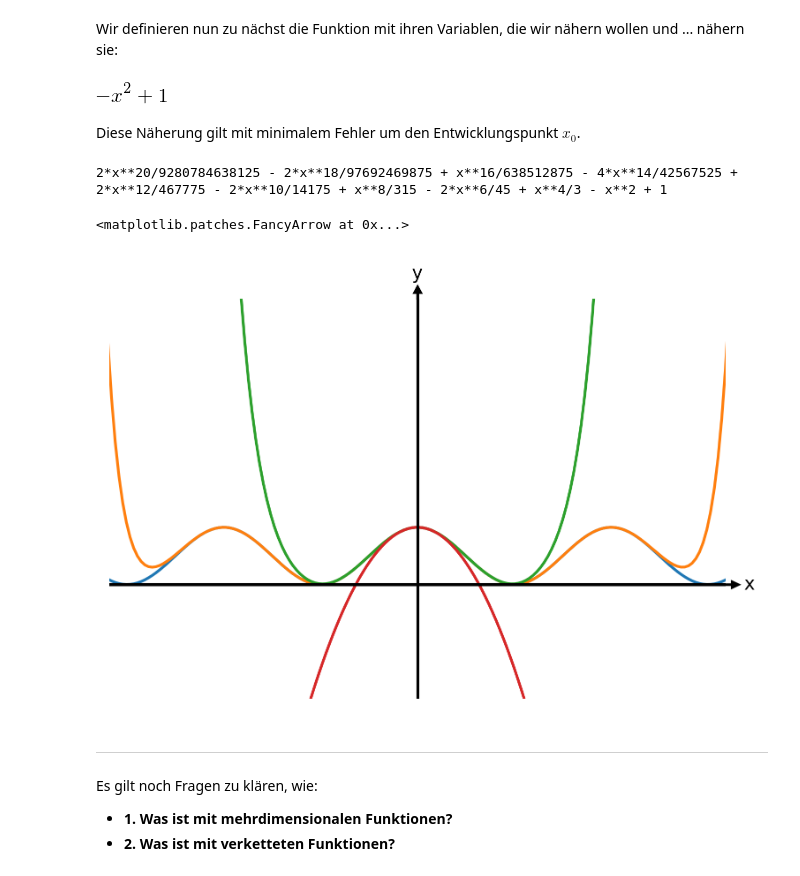
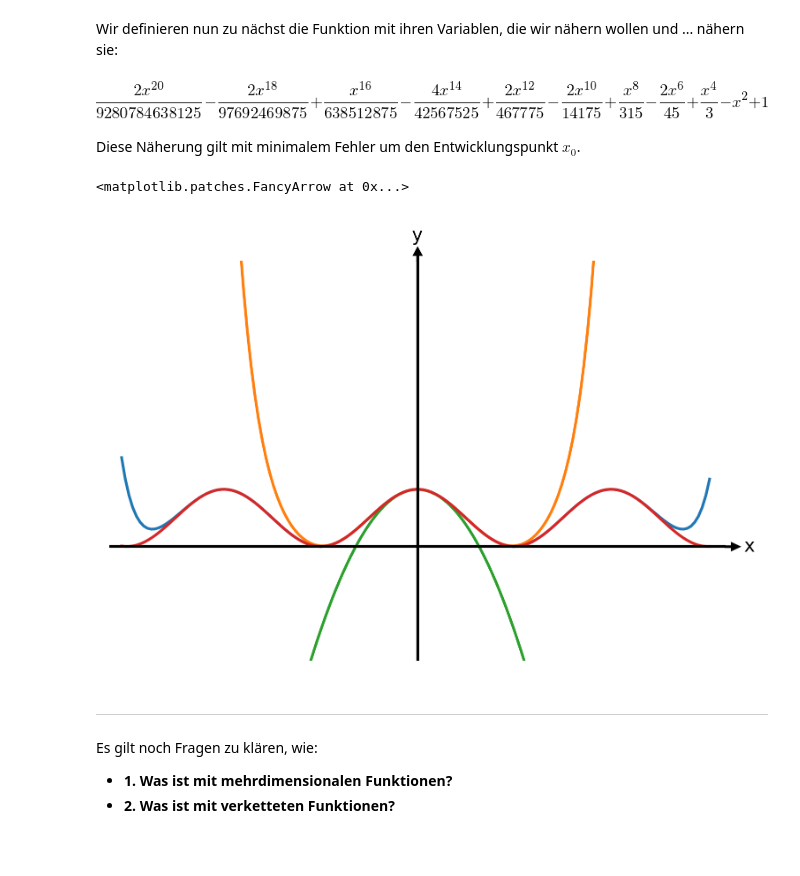
Before and after one commit to QuentinWach/animating-science, a Jupyter notebook: Taylorentwicklung/Taylorentwicklung.ipynb, the cells around one changed output. Drawn from its saved outputs; the diff is of its cells as text; code cells hidden in the pictures; blank space fills up the shorter version.

```diff
--- a/Taylorentwicklung/Taylorentwicklung.ipynb
+++ b/Taylorentwicklung/Taylorentwicklung.ipynb
@@ -36,17 +36,15 @@ Wir definieren nun zu nächst die Funktion mit ihren Variablen, die wir nähern
 # %%
 x = Symbol("x")
 f = cos(x)**2
 
 # Spuck die Näherung aus
-taylor(f,0,2)
+taylor(f,0,20)
 # %% [output]
-[figure, old version]
+[figure, new version]
 # %% [markdown]
 Diese Näherung gilt mit minimalem Fehler um den Entwicklungspunkt $x_0$.
 # %%
-print(taylor(f,0,20))
+#print(taylor(f,0,20))
-# %% [output]
-2*x**20/9280784638125 - 2*x**18/97692469875 + x**16/638512875 - 4*x**14/42567525 + 2*x**12/467775 - 2*x**10/14175 + x**8/315 - 2*x**6/45 + x**4/3 - x**2 + 1
 # %%
 from mpl_toolkits.axes_grid.axislines import SubplotZero
 from matplotlib.transforms import BlendedGenericTransform
@@ -54,17 +52,14 @@ from matplotlib import patches
 import matplotlib.pyplot as plt
 import numpy
 
-
 fig = plt.figure(1, dpi=300)
 ax = SubplotZero(fig, 111)
 fig.add_subplot(ax)
 fig.patch.set_facecolor('white')
 
-y = np.arange(-2*np.pi,2*np.pi,0.06)
+y = np.arange(-4.8,4.8,0.06)
 
-# eigentliche Funktion
-ax.plot(y, np.cos(y)**2)
-# Taylorpolynom
+# Taylorpolynome
 T4 = -y**2 + 1
 T10 = y**8/315 - 2*y**6/45 + y**4/3 - y**2 + 1
 T20 = 2*y**20/9280784638125 - 2*y**18/97692469875 + y**16/638512875 - 4*y**14/42567525 + 2*y**12/467775 - 2*y**10/14175 + y**8/315 - 2*y**6/45 + y**4/3 - y**2 + 1
@@ -72,14 +67,12 @@ ax.plot(y,T20, "-")
 ax.plot(y, T10, "-")
 ax.plot(y, T4, "-")
 
+# eigentliche Funktion
+ax.plot(y, np.cos(y)**2)
+
 # Plotachsenstriche
-ax.axhline(linewidth=1.7, color="k")
-ax.axvline(linewidth=1.7, color="k")
-
-# Plotticks
-plt.xticks([])
-plt.yticks([])
-
+ax.axhline(linewidth=1.5, color="k")
+ax.axvline(linewidth=1.5, color="k")
 # Zeige Namen der Achsen
 ax.text(0, 1.05, "y", transform=BlendedGenericTransform(ax.transData, ax.transAxes), ha='center')
 ax.text(1.03, 0, "x", transform=BlendedGenericTransform(ax.transAxes, ax.transData), va='center')
@@ -94,7 +87,7 @@ plt.arrow(5, -0.003, 0.1, 0, width=0.015, color="k", clip_on=False, head_width=0
 plt.arrow(0.003, 5, 0, 0.1, width=0.015, color="k", clip_on=False, head_width=0.12, head_length=0.12)
 # %% [output]
 <matplotlib.patches.FancyArrow at 0x...>
-[figure, old version]
+[figure, new version]
 # %% [markdown]
 ---
 
```
Also changed, not shown: 1 other file.
